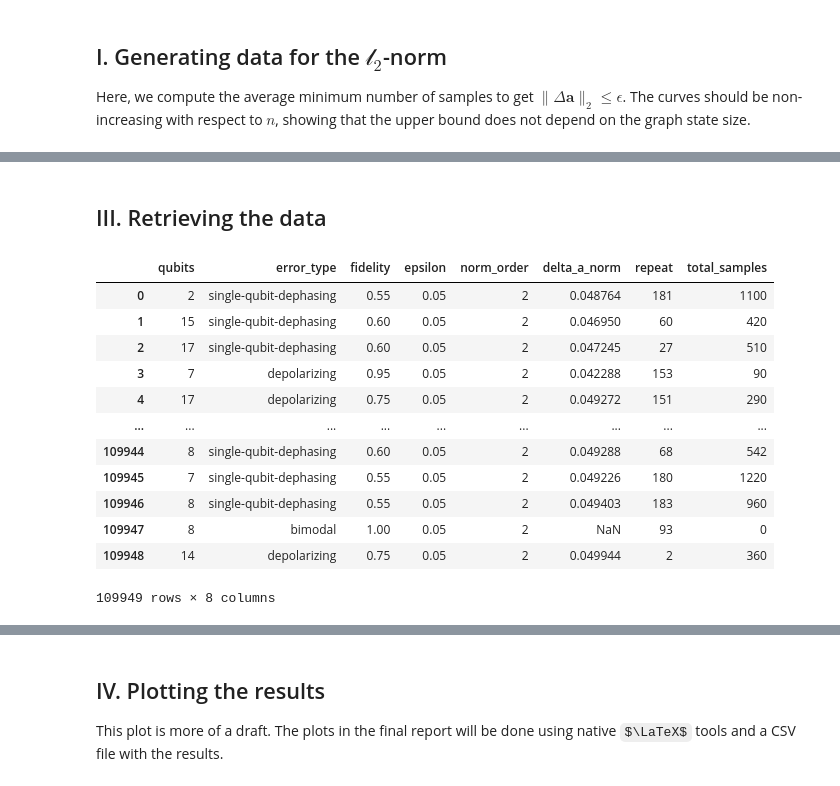
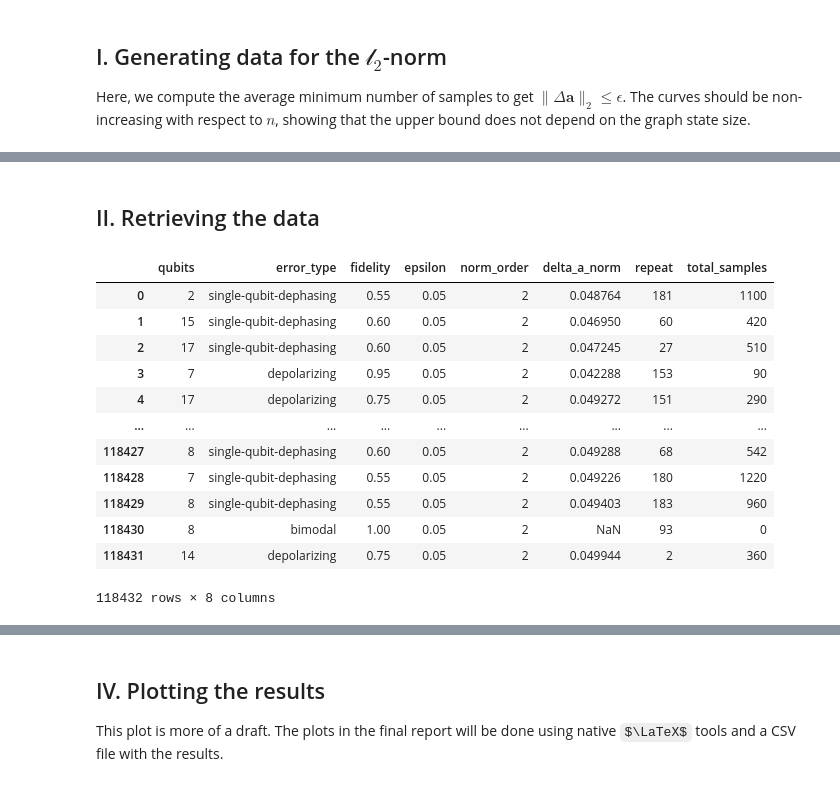
Before and after one commit to matheusMoreno/bell-sampling-for-quantum-networks, a Jupyter notebook: scalability_exploration.ipynb, the cells around one changed output, grey strips where cells are left out. Saved outputs shown, nothing was run; the diff lists cells and outputs as text; code cells hidden in the pictures; some formulas as TeX source.

```diff
--- a/scalability_exploration.ipynb
+++ b/scalability_exploration.ipynb
@@ -65,19 +47,19 @@ results = bell_diagonal_incremental_scalability_experiment(
 # %% [markdown]
-## III. Retrieving the data
+## II. Retrieving the data
 # %%
-df_l2 = load_bsqn_incremental_sampling_data("simulation_data/incremental_norm_2")
-df_l2
+df_l2_raw = load_bsqn_incremental_sampling_data("simulation_data/incremental_norm_2")
+df_l2_raw
 # %% [output]
 |  | qubits | error_type | fidelity | epsilon | norm_order | delta_a_norm | repeat | total_samples |
 | 0 | 2 | single-qubit-dephasing | 0.55 | 0.05 | 2 | 0.048764 | 181 | 1100 |
 | 1 | 15 | single-qubit-dephasing | 0.60 | 0.05 | 2 | 0.046950 | 60 | 420 |
 | 2 | 17 | single-qubit-dephasing | 0.60 | 0.05 | 2 | 0.047245 | 27 | 510 |
 | 3 | 7 | depolarizing | 0.95 | 0.05 | 2 | 0.042288 | 153 | 90 |
 | 4 | 17 | depolarizing | 0.75 | 0.05 | 2 | 0.049272 | 151 | 290 |
 | ... | ... | ... | ... | ... | ... | ... | ... | ... |
-| 109944 | 8 | single-qubit-dephasing | 0.60 | 0.05 | 2 | 0.049288 | 68 | 542 |
-| 109945 | 7 | single-qubit-dephasing | 0.55 | 0.05 | 2 | 0.049226 | 180 | 1220 |
-| 109946 | 8 | single-qubit-dephasing | 0.55 | 0.05 | 2 | 0.049403 | 183 | 960 |
-| 109947 | 8 | bimodal | 1.00 | 0.05 | 2 | NaN | 93 | 0 |
-| 109948 | 14 | depolarizing | 0.75 | 0.05 | 2 | 0.049944 | 2 | 360 |
+| 118427 | 8 | single-qubit-dephasing | 0.60 | 0.05 | 2 | 0.049288 | 68 | 542 |
+| 118428 | 7 | single-qubit-dephasing | 0.55 | 0.05 | 2 | 0.049226 | 180 | 1220 |
+| 118429 | 8 | single-qubit-dephasing | 0.55 | 0.05 | 2 | 0.049403 | 183 | 960 |
+| 118430 | 8 | bimodal | 1.00 | 0.05 | 2 | NaN | 93 | 0 |
+| 118431 | 14 | depolarizing | 0.75 | 0.05 | 2 | 0.049944 | 2 | 360 |
-109949 rows × 8 columns
+118432 rows × 8 columns
```
Also changed, not shown: parts of 19 cells of this notebook, 1 other file.
